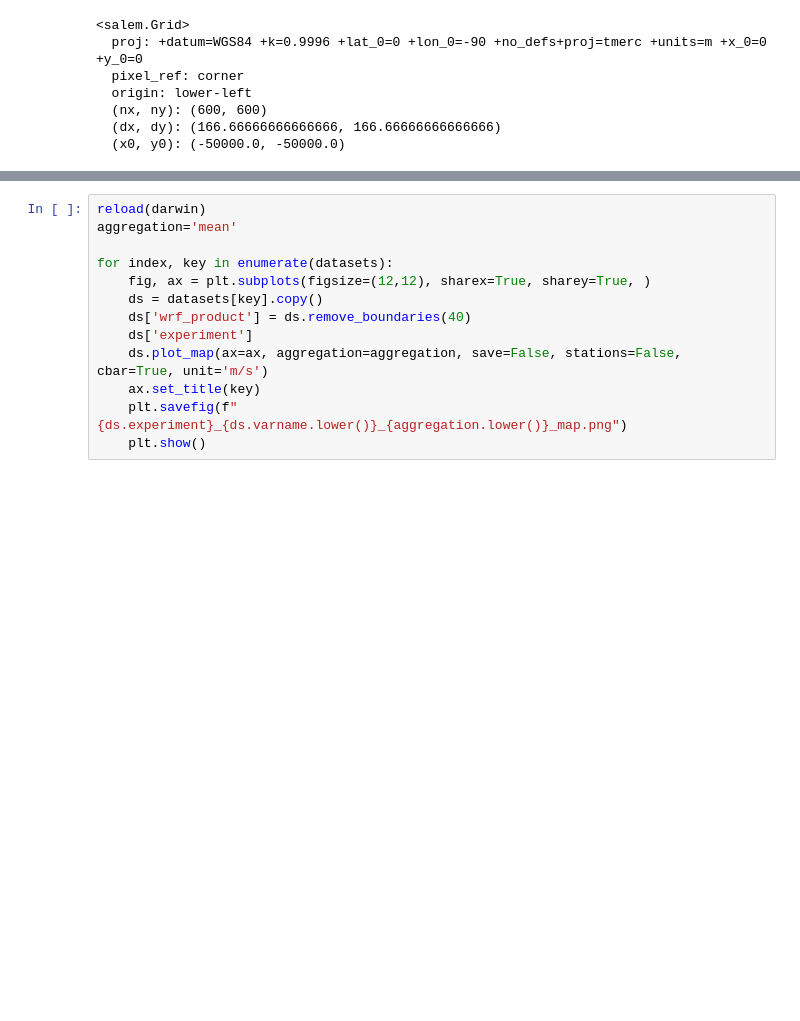
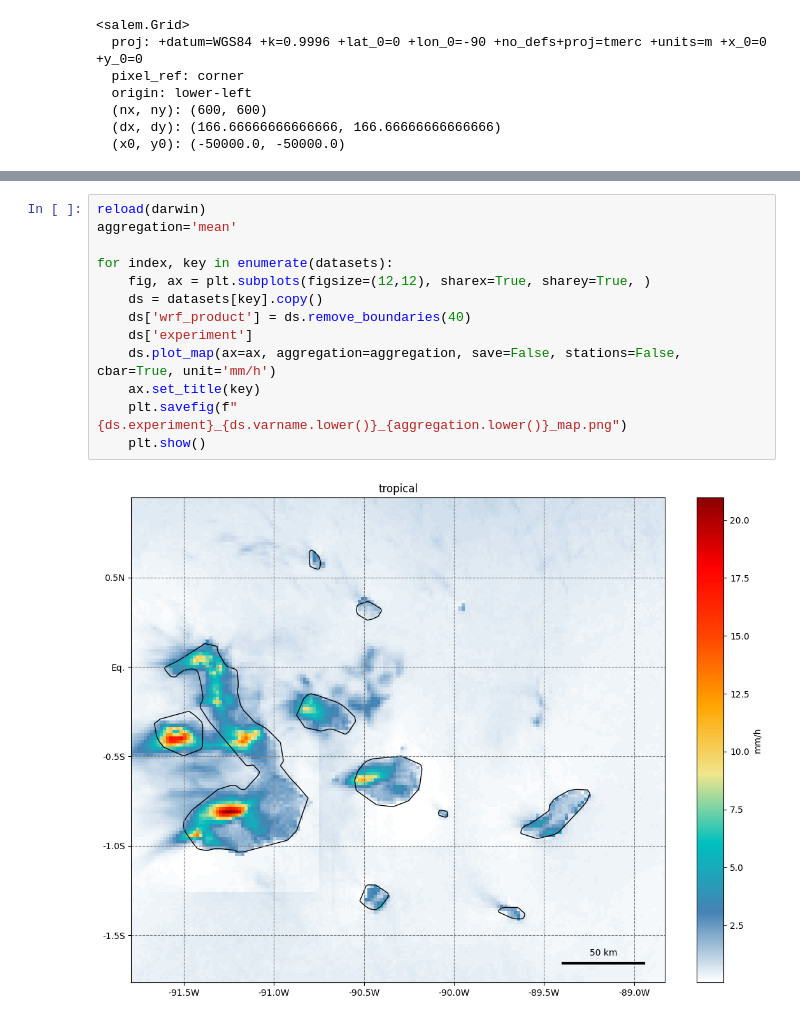
Before and after one commit to benatouba/darwin, a Jupyter notebook: schemas.ipynb, the cells around one changed output, grey strips where cells are left out. Drawn from its saved outputs; the diff is of its cells as text; blank space fills up the shorter version.

```diff
--- a/schemas.ipynb
+++ b/schemas.ipynb
@@ -68,13 +69,15 @@ FileNotFoundError: [Errno 2] No such file or directory: b'/home/ben/data/GAR/rc_
 # %%
 reload(darwin)
 aggregation='mean'
 
 for index, key in enumerate(datasets):
     fig, ax = plt.subplots(figsize=(12,12), sharex=True, sharey=True, )
     ds = datasets[key].copy()
     ds['wrf_product'] = ds.remove_boundaries(40)
     ds['experiment']
-    ds.plot_map(ax=ax, aggregation=aggregation, save=False, stations=False, cbar=True, unit='m/s')
+    ds.plot_map(ax=ax, aggregation=aggregation, save=False, stations=False, cbar=True, unit='mm/h')
     ax.set_title(key)
     plt.savefig(f"{ds.experiment}_{ds.varname.lower()}_{aggregation.lower()}_map.png")
     plt.show()
+# %% [output]
+[figure, added]
```
Also changed, not shown: parts of 4 cells of this notebook, 1 other file.
